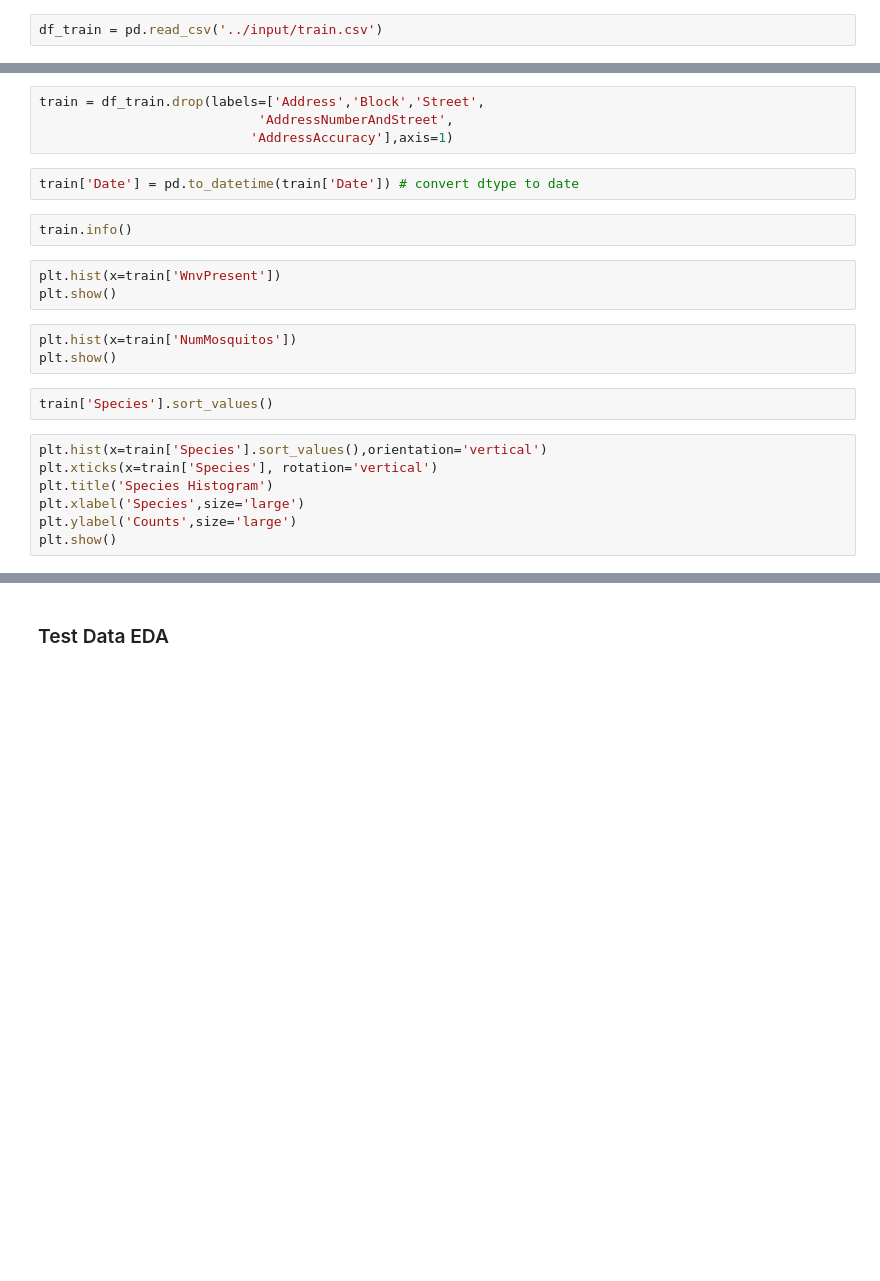
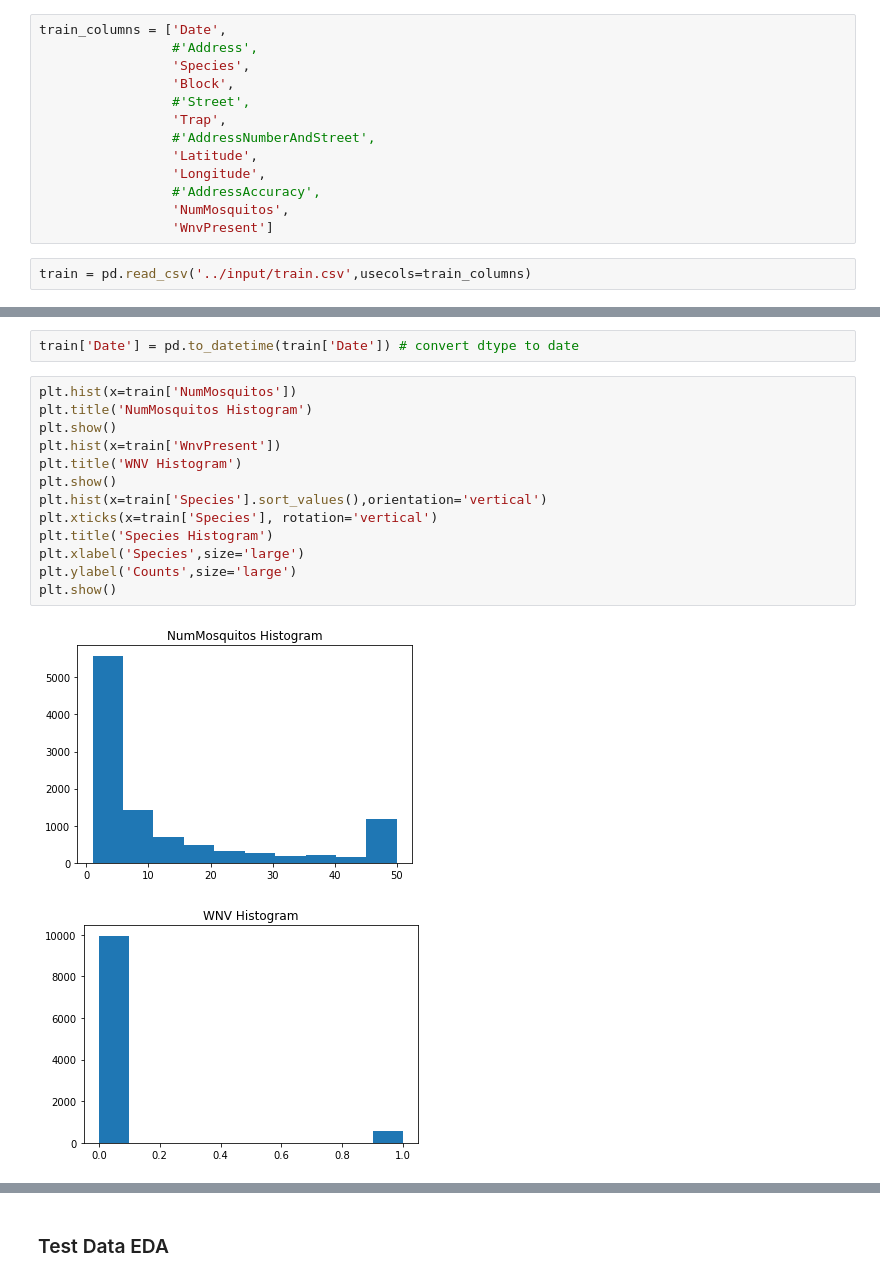
Before and after one commit to c-e-smith/west_nile_chi, a Jupyter notebook: working/WestNile.ipynb, the cells around one changed output, grey strips where cells are left out. Cells and saved outputs as stored; diff of their text form; blank space fills up the shorter version.

```diff
--- a/working/WestNile.ipynb
+++ b/working/WestNile.ipynb
@@ -6,5 +6,18 @@ import numpy as np
 import matplotlib.pyplot as plt
 # %% [markdown]
 ### Train Data EDA
+# %%
+train_columns = ['Date',
+                 #'Address',
+                 'Species',
+                 'Block',
+                 #'Street',
+                 'Trap',
+                 #'AddressNumberAndStreet',
+                 'Latitude',
+                 'Longitude',
+                 #'AddressAccuracy',
+                 'NumMosquitos',
+                 'WnvPresent']
 # %%
-df_train = pd.read_csv('../input/train.csv')
+train = pd.read_csv('../input/train.csv',usecols=train_columns)
@@ -20,23 +24,18 @@ df_train.nunique()
-# %%
-train = df_train.drop(labels=['Address','Block','Street',
-                            'AddressNumberAndStreet',
-                           'AddressAccuracy'],axis=1)
 # %%
 train['Date'] = pd.to_datetime(train['Date']) # convert dtype to date
-# %%
-train.info()
-# %%
-plt.hist(x=train['WnvPresent'])
-plt.show()
-# %%
-plt.hist(x=train['NumMosquitos'])
-plt.show()
-# %%
-train['Species'].sort_values()
 # %%
+plt.hist(x=train['NumMosquitos'])
+plt.title('NumMosquitos Histogram')
+plt.show()
+plt.hist(x=train['WnvPresent'])
+plt.title('WNV Histogram')
+plt.show()
 plt.hist(x=train['Species'].sort_values(),orientation='vertical')
 plt.xticks(x=train['Species'], rotation='vertical')
 plt.title('Species Histogram')
 plt.xlabel('Species',size='large')
 plt.ylabel('Counts',size='large')
 plt.show()
+# %% [output]
+[figure, added]
+[figure, added]
```
Also changed, not shown: parts of 29 cells of this notebook, 3 other files.
